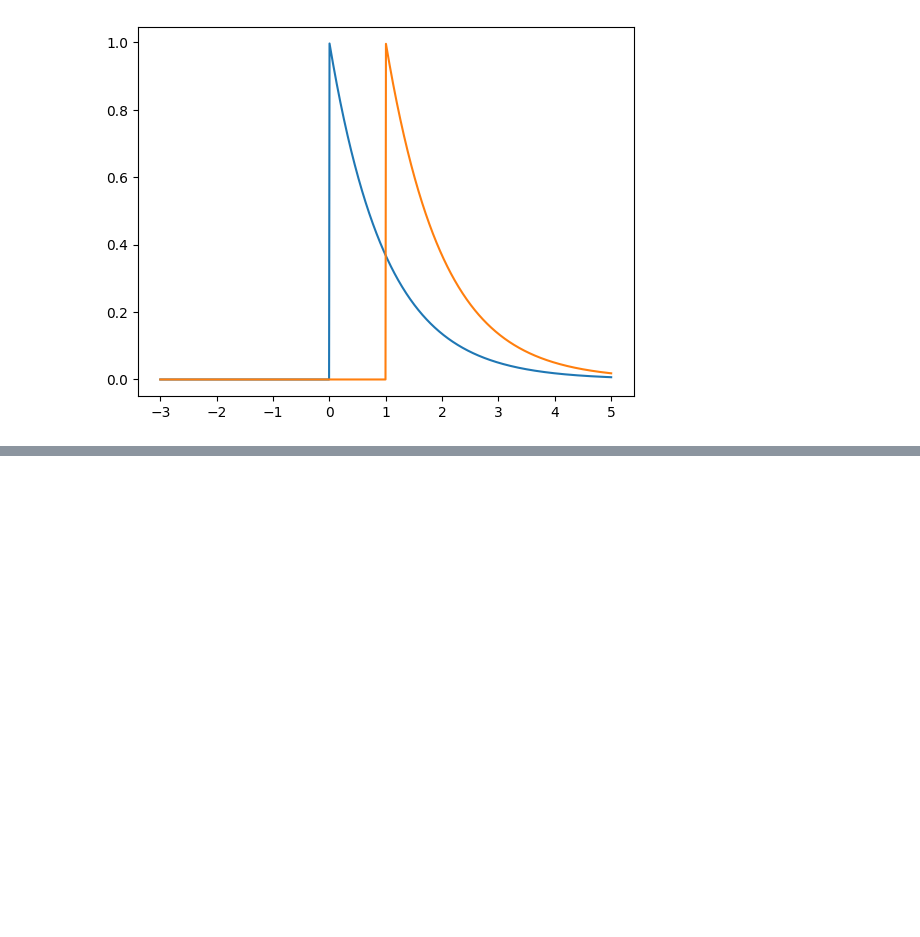
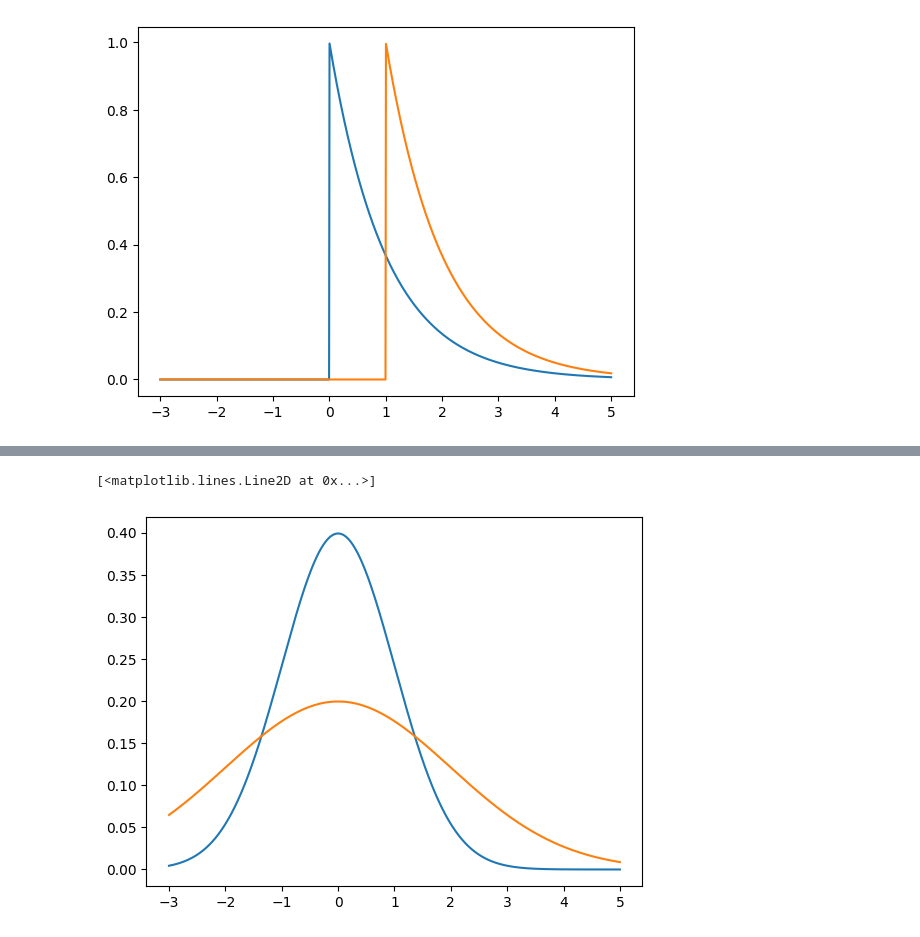
Before and after one commit to will-lynas/STAT0011-decision-and-risk, a Jupyter notebook: distributions.ipynb, the cells around one changed output, grey strips where cells are left out. Saved outputs shown, nothing was run; the diff lists cells and outputs as text; code cells hidden in the pictures; blank space fills up the shorter version.

```diff
--- a/distributions.ipynb
+++ b/distributions.ipynb
@@ -39,0 +63,11 @@ plt.plot(x, pdf)
+# %%
+# Different standard deviations
+
+pdf = norm.pdf(x, scale=1)
+plt.plot(x, pdf)
+
+pdf = norm.pdf(x, scale=2)
+plt.plot(x, pdf)
+# %% [output]
+[<matplotlib.lines.Line2D at 0x...>]
+[figure, added]
```
Also changed, not shown: parts of 3 cells of this notebook.
